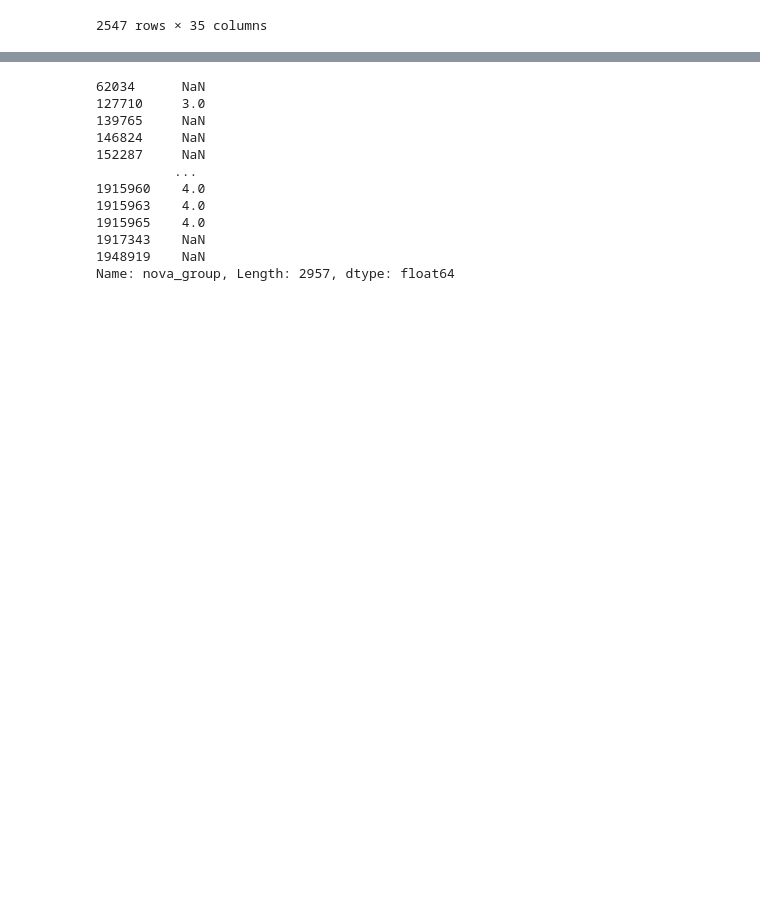
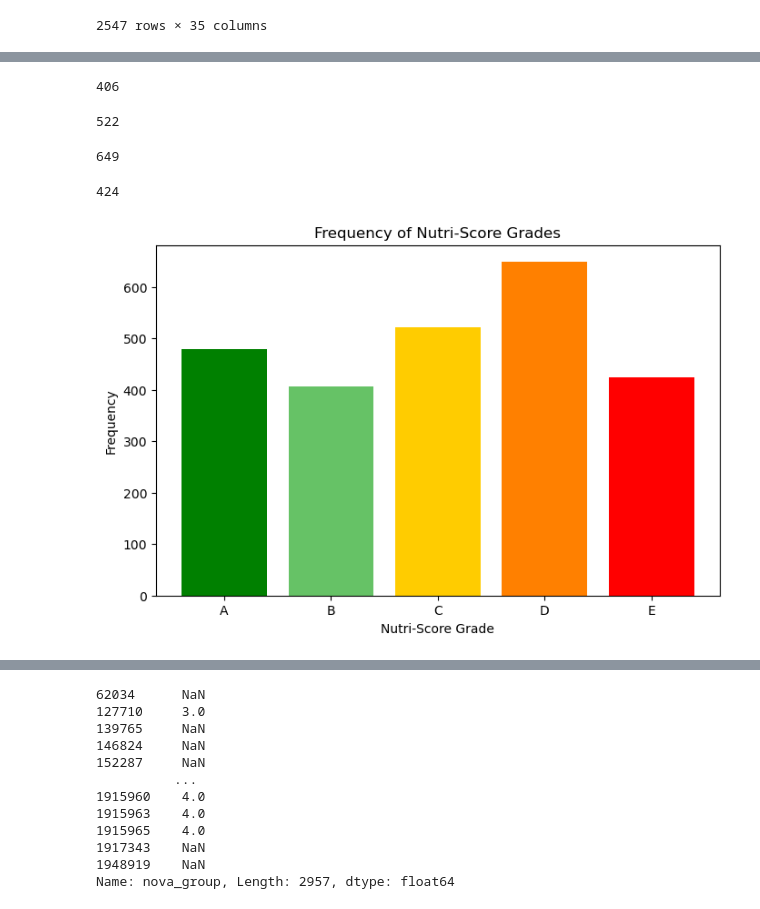
Before and after one commit to KacperWalkusz/Project-Healthy-Food-Analysis, a Jupyter notebook: Healthy food analysis.ipynb, the cells around one changed output, grey strips where cells are left out. Saved outputs shown, nothing was run; the diff lists cells and outputs as text; code cells hidden in the pictures; blank space fills up the shorter version.

Commit message:
Nutri score visualized and NOVA GROUP Grades added

```diff
--- a/Healthy food analysis.ipynb
+++ b/Healthy food analysis.ipynb
@@ -197,0 +209,33 @@ PL_category_stores_nutri_score
+# %%
+count_b = PL_category_stores_nutri_score['nutriscore_grade'].value_counts().get('b', 0)
+count_b
+# %% [output]
+406
+# %%
+count_c = PL_category_stores_nutri_score['nutriscore_grade'].value_counts().get('c', 0)
+count_c
+# %% [output]
+522
+# %%
+count_d = PL_category_stores_nutri_score['nutriscore_grade'].value_counts().get('d', 0)
+count_d
+# %% [output]
+649
+# %%
+count_e = PL_category_stores_nutri_score['nutriscore_grade'].value_counts().get('e', 0)
+count_e
+# %% [output]
+424
+# %%
+nutri_scores = ['A', 'B', 'C', 'D', 'E']
+counts = [count_a, count_b, count_c, count_d, count_e]
+colors = ['#008000', '#66c266', '#ffcc00', '#ff8000', '#ff0000']
+# %%
+plt.figure(figsize=(8, 5))
+plt.bar(nutri_scores, counts, color=colors)
+plt.xlabel('Nutri-Score Grade')
+plt.ylabel('Frequency')
+plt.title('Frequency of Nutri-Score Grades')
+plt.show()
+# %% [output]
+[figure, added]
```
Also changed, not shown: parts of 54 cells of this notebook.
